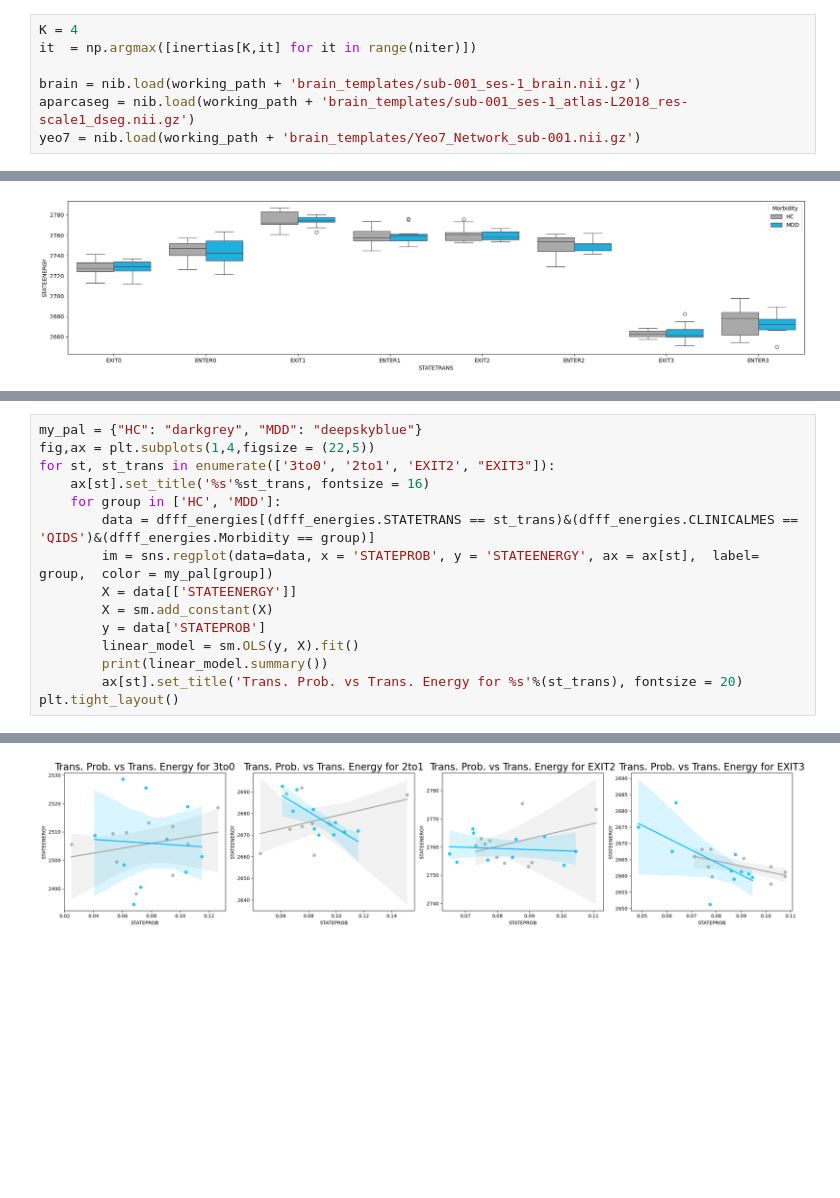
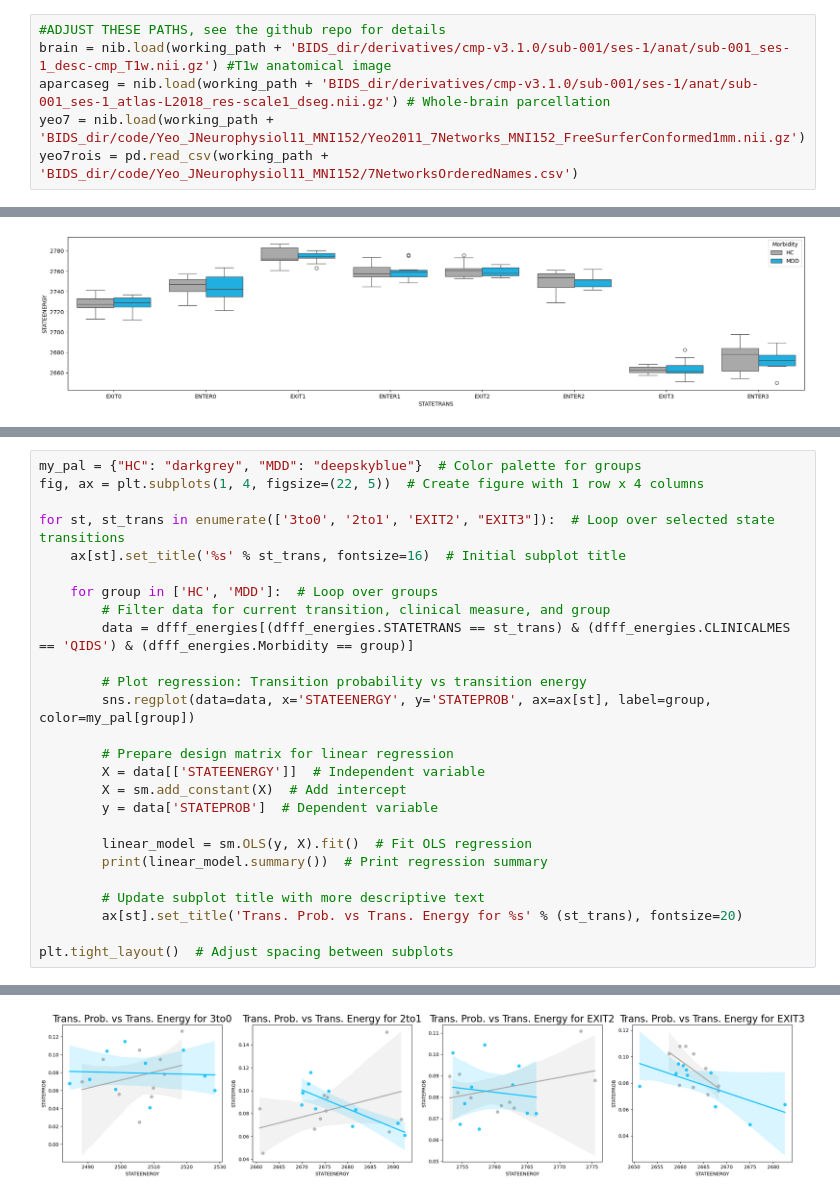
Before and after one commit to ulgenklc/Brain_states, a Jupyter notebook: tutorial.ipynb, the cells around one changed output, grey strips where cells are left out. Saved outputs shown, nothing was run; the diff lists cells and outputs as text; blank space fills up the shorter version.

```diff
--- a/tutorial.ipynb
+++ b/tutorial.ipynb
@@ -557,12 +569,11 @@ Frac Occupancy: ['t:-1.585, p:0.135', 't:-0.271, p:0.790', 't:0.060, p:0.953', '
 -----------------------------------
 [figure]
 # %%
-K = 4
-it  = np.argmax([inertias[K,it] for it in range(niter)])
-
-brain = nib.load(working_path + 'brain_templates/sub-001_ses-1_brain.nii.gz')
-aparcaseg = nib.load(working_path + 'brain_templates/sub-001_ses-1_atlas-L2018_res-scale1_dseg.nii.gz')
-yeo7 = nib.load(working_path + 'brain_templates/Yeo7_Network_sub-001.nii.gz')
+#ADJUST THESE PATHS, see the github repo for details
+brain = nib.load(working_path + 'BIDS_dir/derivatives/cmp-v3.1.0/sub-001/ses-1/anat/sub-001_ses-1_desc-cmp_T1w.nii.gz') #T1w anatomical image
+aparcaseg = nib.load(working_path + 'BIDS_dir/derivatives/cmp-v3.1.0/sub-001/ses-1/anat/sub-001_ses-1_atlas-L2018_res-scale1_dseg.nii.gz') # Whole-brain parcellation
+yeo7 = nib.load(working_path + 'BIDS_dir/code/Yeo_JNeurophysiol11_MNI152/Yeo2011_7Networks_MNI152_FreeSurferConformed1mm.nii.gz')
+yeo7rois = pd.read_csv(working_path + 'BIDS_dir/code/Yeo_JNeurophysiol11_MNI152/7NetworksOrderedNames.csv')
 # %%
 K = 4
 it  = np.argmax([inertias[K,it] for it in range(niter)])
@@ -1221,20 +1324,31 @@ TtestResult(statistic=3.752595238541036, pvalue=0.0013479746127187718, df=19)
 TtestResult(statistic=-2.7127238344663183, pvalue=0.013804859027074724, df=19)
 [figure]
 # %%
-my_pal = {"HC": "darkgrey", "MDD": "deepskyblue"}
-fig,ax = plt.subplots(1,4,figsize = (22,5))
-for st, st_trans in enumerate(['3to0', '2to1', 'EXIT2', "EXIT3"]):
-    ax[st].set_title('%s'%st_trans, fontsize = 16)
-    for group in ['HC', 'MDD']:
-        data = dfff_energies[(dfff_energies.STATETRANS == st_trans)&(dfff_energies.CLINICALMES == 'QIDS')&(dfff_energies.Morbidity == group)]
-        im = sns.regplot(data=data, x = 'STATEPROB', y = 'STATEENERGY', ax = ax[st],  label= group,  color = my_pal[group])
-        X = data[['STATEENERGY']]
-        X = sm.add_constant(X)
-        y = data['STATEPROB']
-        linear_model = sm.OLS(y, X).fit()
-        print(linear_model.summary())
-        ax[st].set_title('Trans. Prob. vs Trans. Energy for %s'%(st_trans), fontsize = 20)
-plt.tight_layout()
+my_pal = {"HC": "darkgrey", "MDD": "deepskyblue"}  # Color palette for groups
+fig, ax = plt.subplots(1, 4, figsize=(22, 5))  # Create figure with 1 row x 4 columns
+
+for st, st_trans in enumerate(['3to0', '2to1', 'EXIT2', "EXIT3"]):  # Loop over selected state transitions
+    ax[st].set_title('%s' % st_trans, fontsize=16)  # Initial subplot title
+
+    for group in ['HC', 'MDD']:  # Loop over groups
+        # Filter data for current transition, clinical measure, and group
+        data = dfff_energies[(dfff_energies.STATETRANS == st_trans) & (dfff_energies.CLINICALMES == 'QIDS') & (dfff_energies.Morbidity == group)]
+
+        # Plot regression: Transition probability vs transition energy
+        sns.regplot(data=data, x='STATEENERGY', y='STATEPROB', ax=ax[st], label=group, color=my_pal[group])
+
+        # Prepare design matrix for linear regression
+        X = data[['STATEENERGY']]  # Independent variable
+        X = sm.add_constant(X)  # Add intercept
+        y = data['STATEPROB']  # Dependent variable
+
+        linear_model = sm.OLS(y, X).fit()  # Fit OLS regression
+        print(linear_model.summary())  # Print regression summary
+
+        # Update subplot title with more descriptive text
+        ax[st].set_title('Trans. Prob. vs Trans. Energy for %s' % (st_trans), fontsize=20)
+
+plt.tight_layout()  # Adjust spacing between subplots
 # %% [output]
                             OLS Regression Results
 ==============================================================================
@@ -1246,11 +1360,11 @@ Time:                        15:03:13   Log-Likelihood:                 21.967
 No. Observations:                  10   AIC:                            -39.93
 Df Residuals:                       8   BIC:                            -39.33
 Df Model:                           1
 Covariance Type:            nonrobust
 ===============================================================================
 ... (200 lines left out)
 Notes:
 [1] Standard Errors assume that the covariance matrix of the errors is correctly specified.
 [2] The condition number is large, 8.41e+05. This might indicate that there are
 strong multicollinearity or other numerical problems.
-[figure, old version]
+[figure, new version]
```
Also changed, not shown: parts of 21 cells of this notebook.
